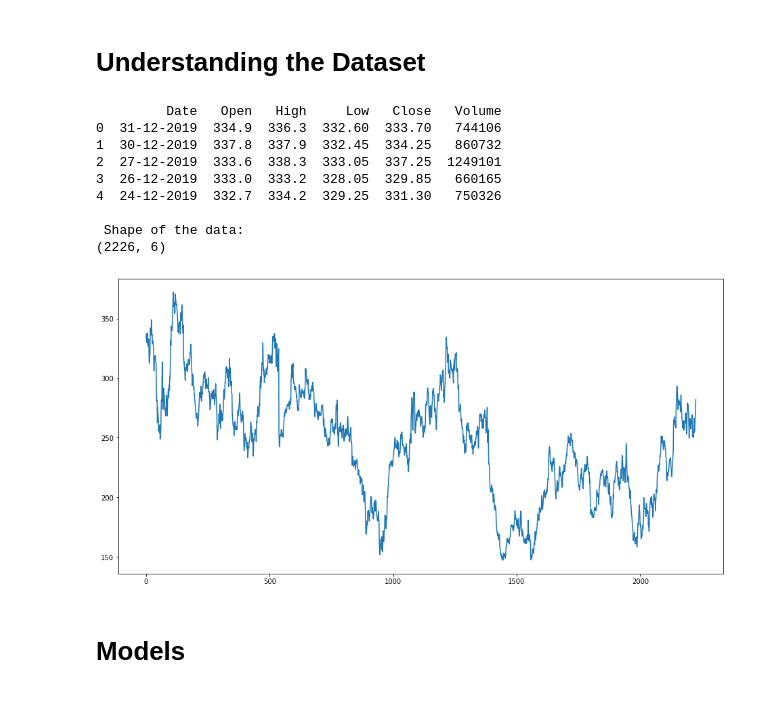
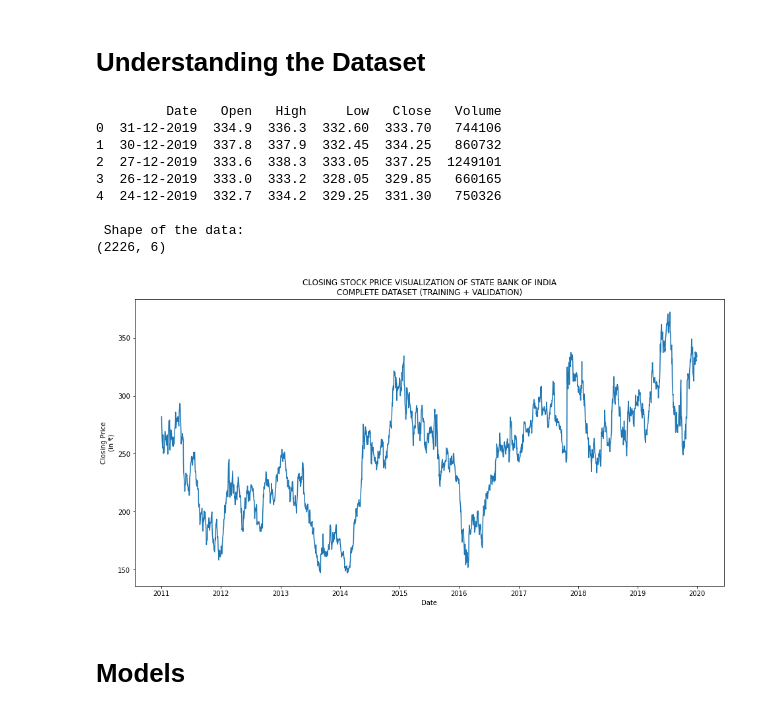
Before and after one commit to dipanshuagarwal/Stock-Market-Forecasting, a Jupyter notebook: Code/All_Model.ipynb, the cells around one changed output. Drawn from its saved outputs; the diff is of its cells as text; code cells hidden in the pictures.

```diff
--- a/Code/All_Model.ipynb
+++ b/Code/All_Model.ipynb
@@ -20,30 +20,34 @@ from keras.layers import Dense, Dropout, LSTM
 # %%
 df = pd.read_csv('https://raw.githubusercontent.com/dipanshuagarwal/Stock-Market-Forecasting/master/Dataset/dataset11-19.csv')
 
 print(df.head())
 print('\n Shape of the data:')
 print(df.shape)
 
-plt.figure(figsize=(16,8))
-plt.plot(df['Close'], label='Close Price history')
-
 # setting the index as date
 df['Date'] = pd.to_datetime(df.Date,format='%d-%m-%Y')
 df.index = df['Date']
 
 #sorting
 data = df.sort_index(ascending=True, axis=0)
+
+fig, ax = plt.subplots(figsize=(16, 8))
+ax.plot(df['Date'], df['Close'])
+ax.set(title = "CLOSING STOCK PRICE VISUALIZATION OF STATE BANK OF INDIA\nCOMPLETE DATASET (TRAINING + VALIDATION)",
+       xlabel = "Date",
+       ylabel = "Closing Price\n(in ₹)")
+plt.show()
 # %% [output]
          Date   Open   High     Low   Close   Volume
 0  31-12-2019  334.9  336.3  332.60  333.70   744106
 1  30-12-2019  337.8  337.9  332.45  334.25   860732
 2  27-12-2019  333.6  338.3  333.05  337.25  1249101
 3  26-12-2019  333.0  333.2  328.05  329.85   660165
 4  24-12-2019  332.7  334.2  329.25  331.30   750326
 
  Shape of the data:
 (2226, 6)
-[figure, old version]
+[figure, new version]
 # %% [markdown]
 # Models
 # %% [markdown]
```
Also changed, not shown: parts of 23 cells of this notebook, 15 other files.
